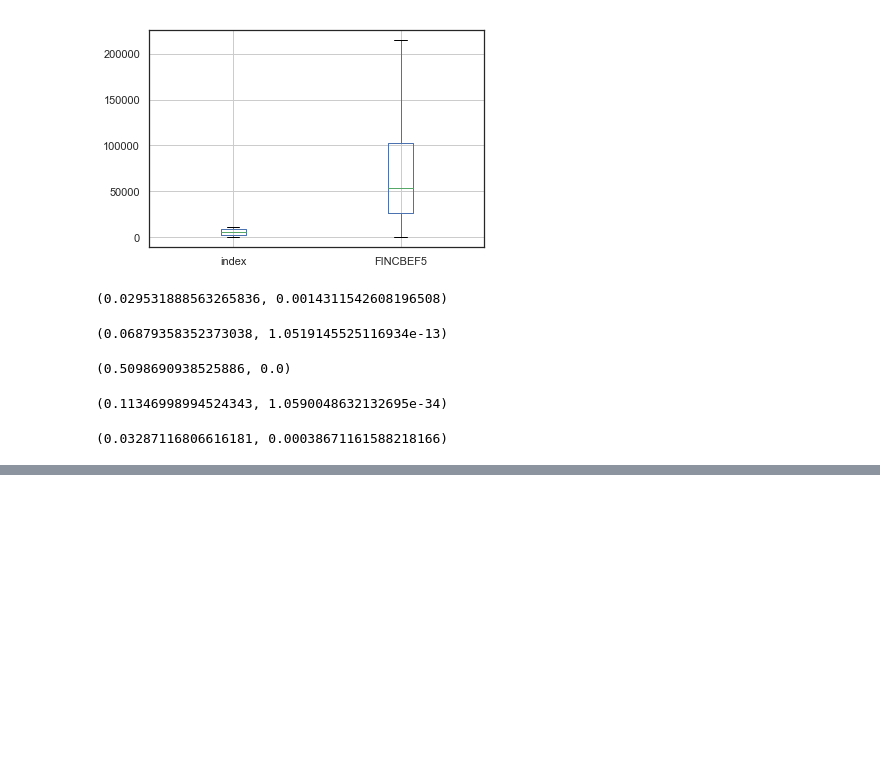
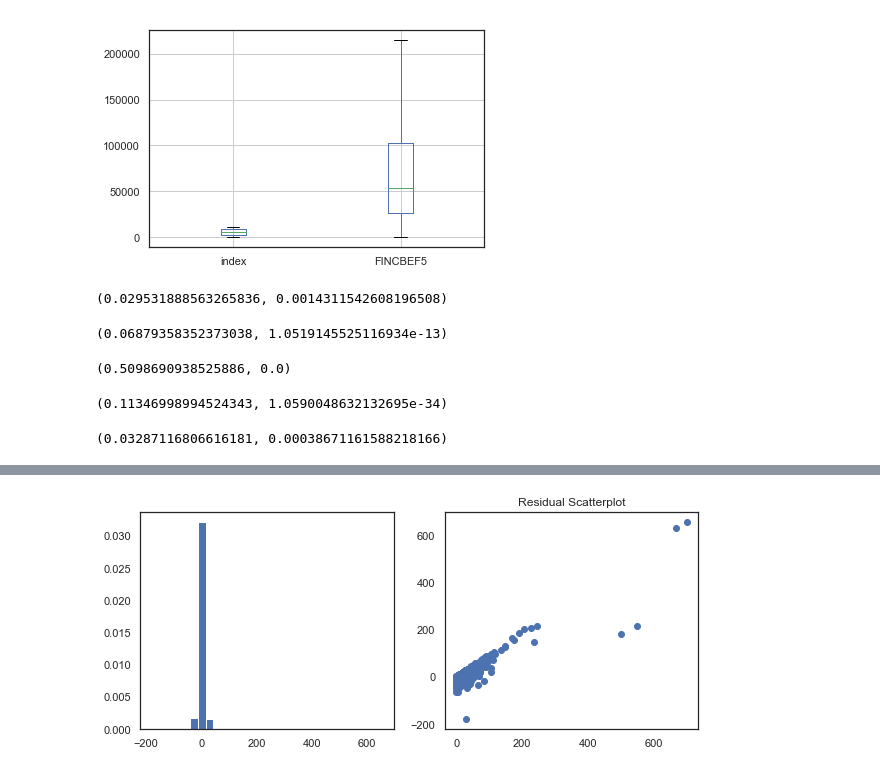
Before and after one commit to Jwdaniel34/Into_the_soyverse, a Jupyter notebook: Expenditure .ipynb, the cells around one changed output, grey strips where cells are left out. Drawn from its saved outputs; the diff is of its cells as text; code cells hidden in the pictures; blank space fills up the shorter version.

```diff
--- a/Expenditure .ipynb
+++ b/Expenditure .ipynb
@@ -373,0 +575,12 @@ scipy.stats.pearsonr(results['SMOKSUPP'], results['meat_per_person'])
+# %%
+import sys
+regions = '+'.join(['Northeast','Midwest','West','South'])
+jobs = list(occupation_dictionary.values())
+jobs.remove('OCC_outdoor')
+jobs.remove('OCC_manager')
+jobs.remove('OCC_military')
+Occupations = '+'.join(jobs)
+education_levels = '+'.join(edu_df.columns)
+income_level = '")+Q("'.join(income_df.columns)
+income_level = 'Q("' + income_level + '")'
+lr_model2 = ols(formula='meat_per_person~'+Occupations+'+'+education_levels+'+' + income_level + '+'+regions+'+veggie_per_person+EGGS+OILS+NONALBEV+SMOKSUPP+ALCBEV',data=results).fit()
@@ -373,0 +624,4 @@ scipy.stats.pearsonr(results['SMOKSUPP'], results['meat_per_person'])
+# %%
+checkresiduals(results, 'meat_per_person', lr_model2)
+# %% [output]
+[figure, added]
```
Also changed, not shown: parts of 78 cells of this notebook, 1 other file.
